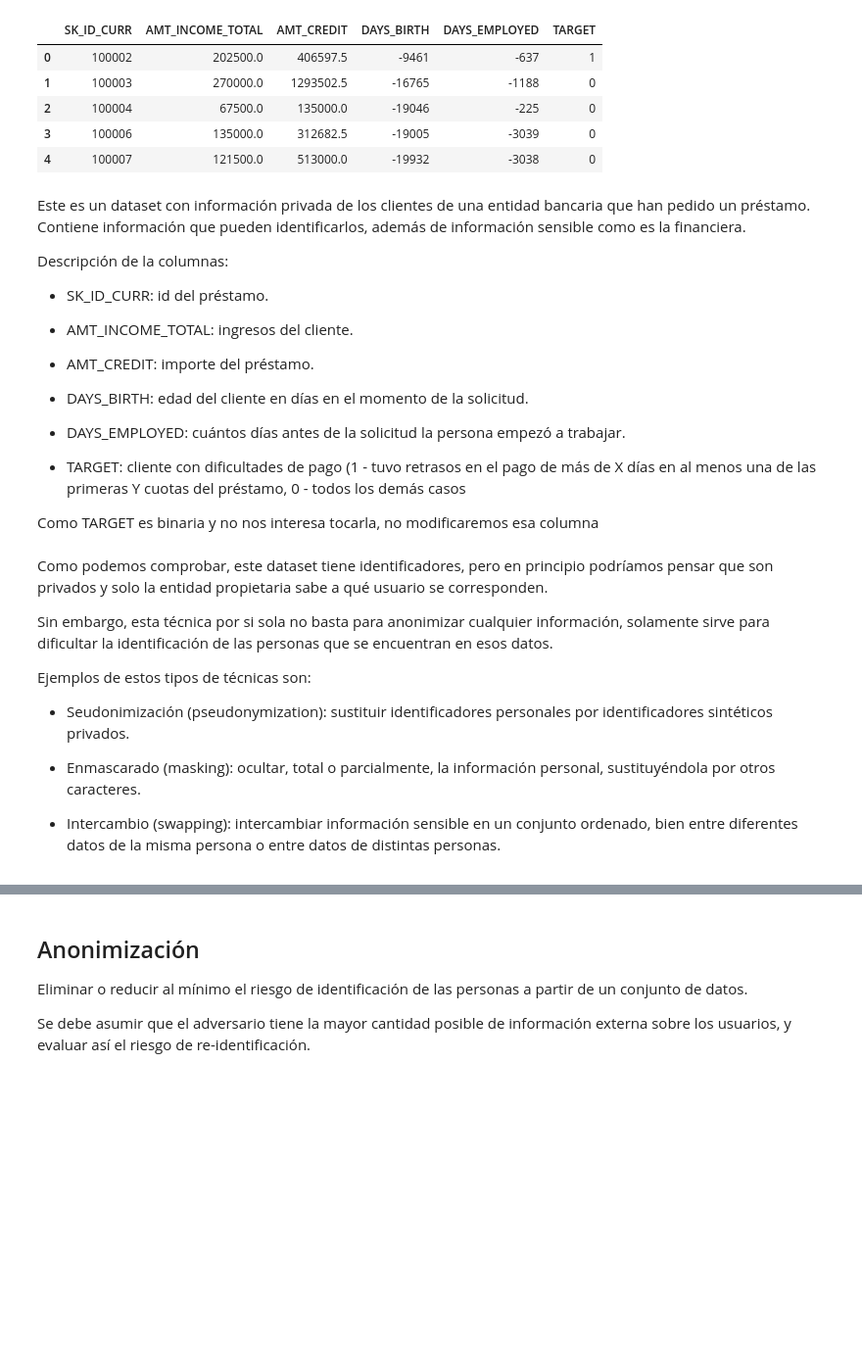
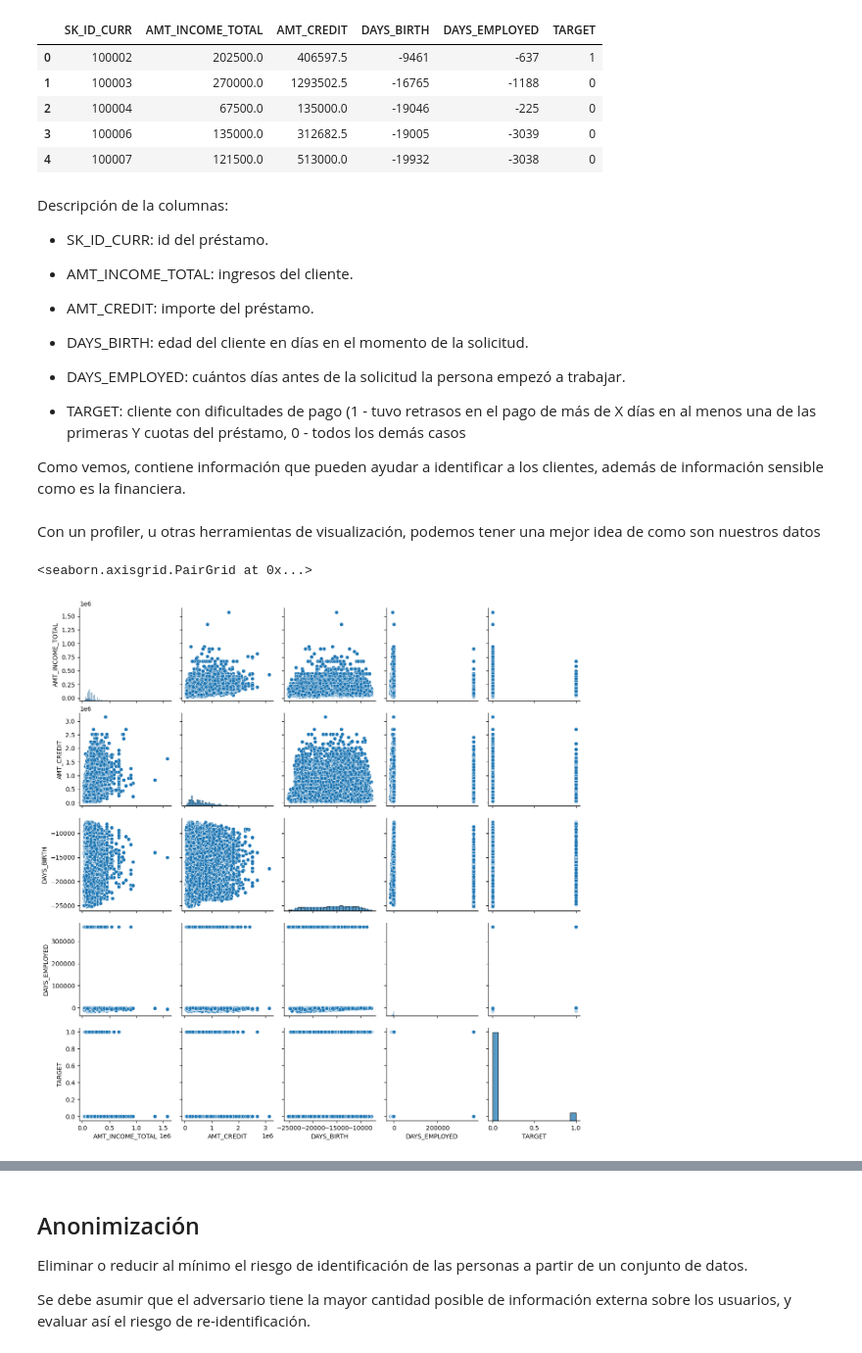
Before and after one commit to Gradiant/pulpocon2023-cybersecurity-data, a Jupyter notebook: data_anonymization.ipynb, the cells around one changed output, grey strips where cells are left out. Shown: that part at 98% size. Drawn from its saved outputs; the diff is of its cells as text; code cells hidden in the pictures; blank space fills up the shorter version.

```diff
--- a/data_anonymization.ipynb
+++ b/data_anonymization.ipynb
@@ -52,8 +74,6 @@ data.head()
 | 3 | 100006 | 135000.0 | 312682.5 | -19005 | -3039 | 0 |
 | 4 | 100007 | 121500.0 | 513000.0 | -19932 | -3038 | 0 |
 # %% [markdown]
-Este es un dataset con información privada de los clientes de una entidad bancaria que han pedido un préstamo. Contiene información que pueden identificarlos, además de información sensible como es la financiera.
-
 Descripción de la columnas:
 
 - SK_ID_CURR: id del préstamo.
@@ -68,4 +88,4 @@ Descripción de la columnas:
 
 - TARGET: cliente con dificultades de pago (1 - tuvo retrasos en el pago de más de X días en al menos una de las primeras Y cuotas del préstamo, 0 - todos los demás casos
 
-Como TARGET es binaria y no nos interesa tocarla, no modificaremos esa columna
+Como vemos, contiene información que pueden ayudar a identificar a los clientes, además de información sensible como es la financiera.
@@ -79 +92,3 @@ sensitive_cols = [
+# %% [markdown]
+Con un profiler, u otras herramientas de visualización, podemos tener una mejor idea de como son nuestros datos
 # %%
@@ -82,14 +95,7 @@ from ydata_profiling import ProfileReport
 prof = ProfileReport(data)
 prof.to_file(output_file='reports/application_data_report.html')
-# %% [markdown]
-Como podemos comprobar, este dataset tiene identificadores, pero en principio podríamos pensar que son privados y solo la entidad propietaria sabe a qué usuario se corresponden.
-
-Sin embargo, esta técnica por si sola no basta para anonimizar cualquier información, solamente sirve para dificultar la identificación de las personas que se encuentran en esos datos.
-
-Ejemplos de estos tipos de técnicas son:
-
-- Seudonimización (pseudonymization): sustituir identificadores personales por identificadores sintéticos privados.
-
-- Enmascarado (masking): ocultar, total o parcialmente, la información personal, sustituyéndola por otros caracteres.
-
-- Intercambio (swapping): intercambiar información sensible en un conjunto ordenado, bien entre diferentes datos de la misma persona o entre datos de distintas personas.
+# %%
+sns.pairplot(data.drop('SK_ID_CURR', axis=1).sample(10000, axis=0))
+# %% [output]
+<seaborn.axisgrid.PairGrid at 0x...>
+[figure, added]
```
Also changed, not shown: parts of 41 cells of this notebook, 1 other file.
